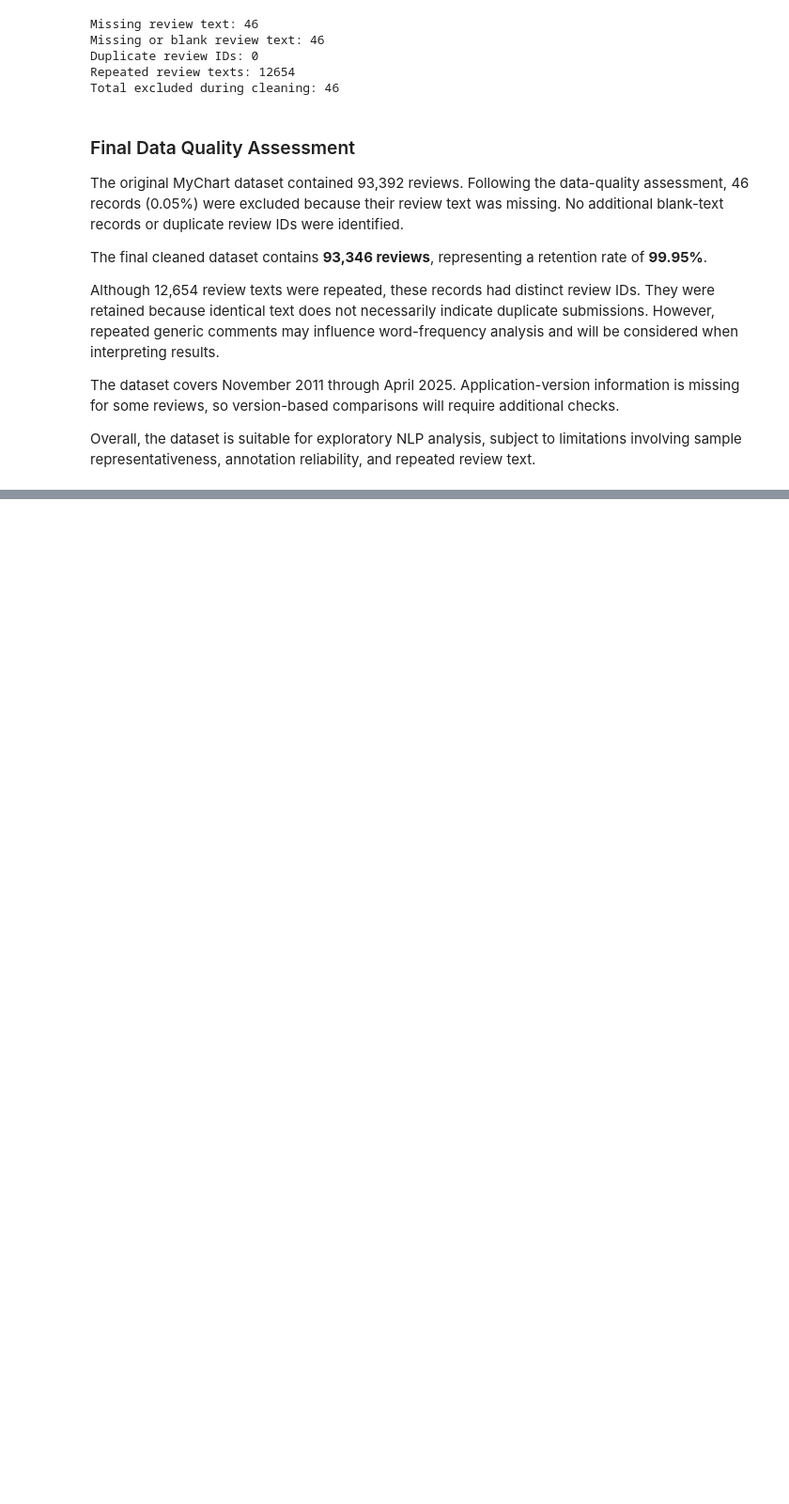
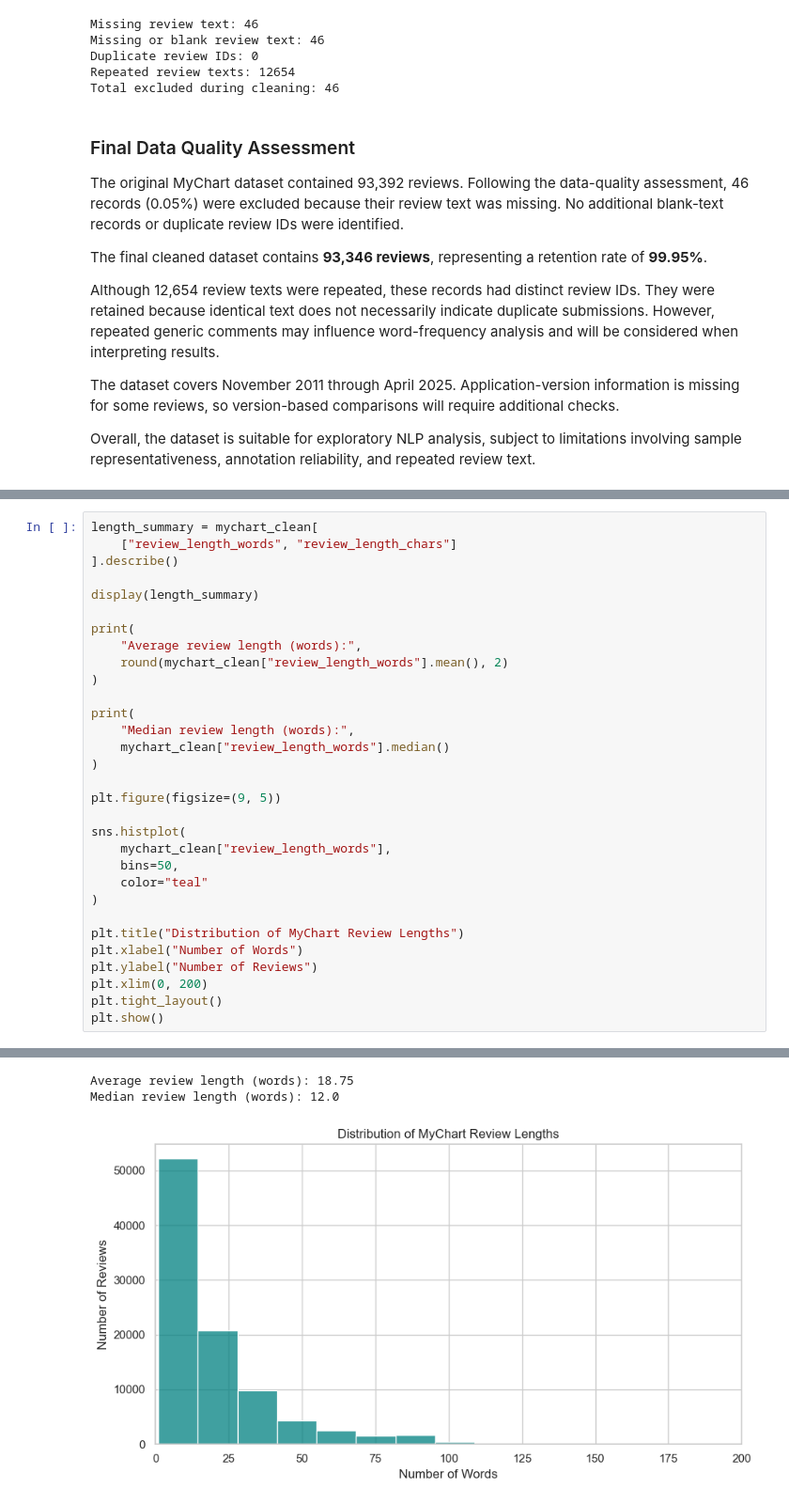
Before and after one commit to sahaiml149/HealthTrust-Watch, a Jupyter notebook: notebooks/ProjectphaseII.ipynb, the cells around one changed output, grey strips where cells are left out. Shown at 94% size. Saved outputs shown, nothing was run; the diff lists cells and outputs as text; blank space fills up the shorter version.

```diff
--- a/notebooks/ProjectphaseII.ipynb
+++ b/notebooks/ProjectphaseII.ipynb
@@ -298,0 +368,32 @@ Overall, the dataset is suitable for exploratory NLP analysis, subject to limita
+# %%
+length_summary = mychart_clean[
+    ["review_length_words", "review_length_chars"]
+].describe()
+
+display(length_summary)
+
+print(
+    "Average review length (words):",
+    round(mychart_clean["review_length_words"].mean(), 2)
+)
+
+print(
+    "Median review length (words):",
+    mychart_clean["review_length_words"].median()
+)
+
+plt.figure(figsize=(9, 5))
+
+sns.histplot(
+    mychart_clean["review_length_words"],
+    bins=50,
+    color="teal"
+)
+
+plt.title("Distribution of MyChart Review Lengths")
+plt.xlabel("Number of Words")
+plt.ylabel("Number of Reviews")
+plt.xlim(0, 200)
+plt.tight_layout()
+plt.show()
+# %% [output]
@@ -298,0 +409,3 @@ Overall, the dataset is suitable for exploratory NLP analysis, subject to limita
+Average review length (words): 18.75
+Median review length (words): 12.0
+[figure, added]
```
Also changed, not shown: parts of 5 cells of this notebook.
